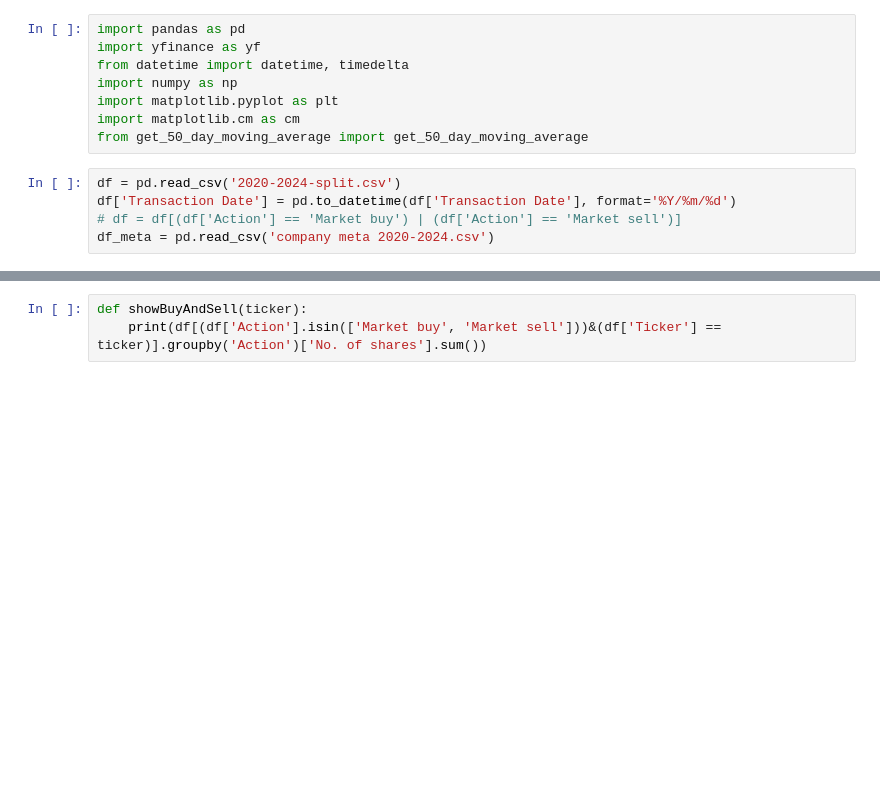
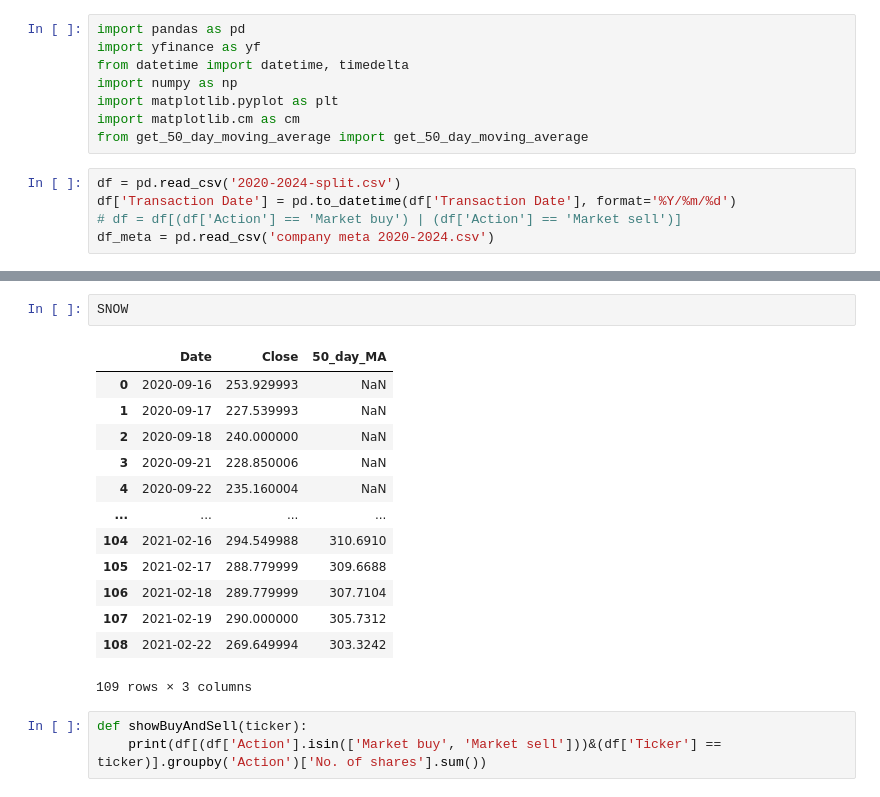
Before and after one commit to TomTomMao/finvis, a Jupyter notebook: data.ipynb, the cells around one changed output, grey strips where cells are left out. Drawn from its saved outputs; the diff is of its cells as text; blank space fills up the shorter version.

```diff
--- a/data.ipynb
+++ b/data.ipynb
@@ -14,3 +46,19 @@ df_meta = pd.read_csv('company meta 2020-2024.csv')
+# %%
+SNOW
+# %% [output]
+|  | Date | Close | 50_day_MA |
+| 0 | 2020-09-16 | 253.929993 | NaN |
+| 1 | 2020-09-17 | 227.539993 | NaN |
+| 2 | 2020-09-18 | 240.000000 | NaN |
+| 3 | 2020-09-21 | 228.850006 | NaN |
+| 4 | 2020-09-22 | 235.160004 | NaN |
+| ... | ... | ... | ... |
+| 104 | 2021-02-16 | 294.549988 | 310.6910 |
+| 105 | 2021-02-17 | 288.779999 | 309.6688 |
+| 106 | 2021-02-18 | 289.779999 | 307.7104 |
+| 107 | 2021-02-19 | 290.000000 | 305.7312 |
+| 108 | 2021-02-22 | 269.649994 | 303.3242 |
+109 rows × 3 columns
 # %%
 def showBuyAndSell(ticker):
     print(df[(df['Action'].isin(['Market buy', 'Market sell']))&(df['Ticker'] == ticker)].groupby('Action')['No. of shares'].sum())
```
Also changed, not shown: parts of 3 cells of this notebook, 2 other files.
